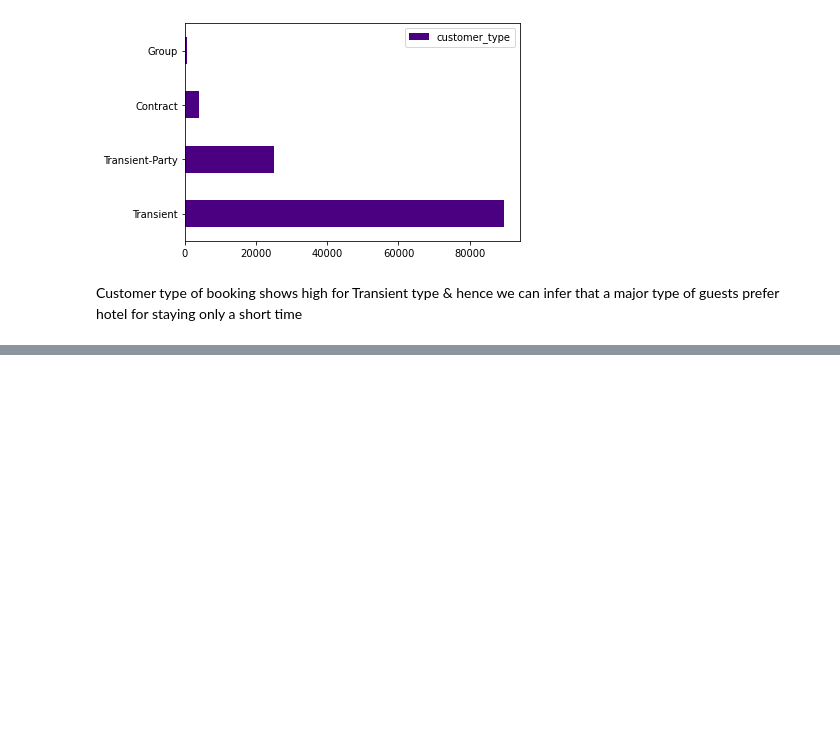
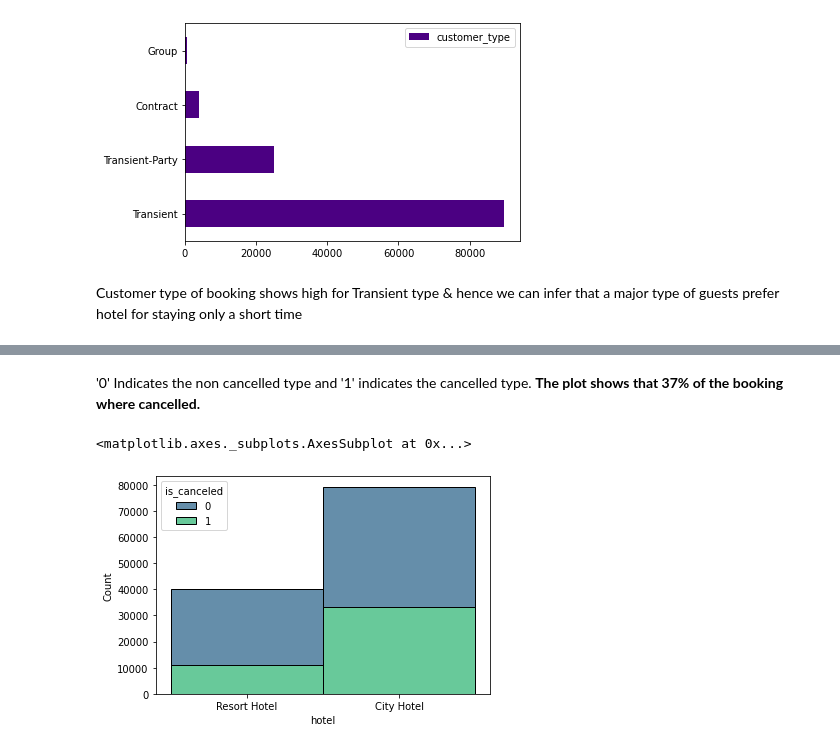
Before and after one commit to MARYSALOMY/HOTEL-BOOKING-ANALYSIS, a Jupyter notebook: Hotel_Booking_Analysis_Mary_Salomy_Alex_Capstone_Project.ipynb, the cells around one changed output, grey strips where cells are left out. Saved outputs shown, nothing was run; the diff lists cells and outputs as text; code cells hidden in the pictures; blank space fills up the shorter version.

```diff
--- a/Hotel_Booking_Analysis_Mary_Salomy_Alex_Capstone_Project.ipynb
+++ b/Hotel_Booking_Analysis_Mary_Salomy_Alex_Capstone_Project.ipynb
@@ -524,0 +548,9 @@ Customer type of booking shows high for Transient type & hence we can infer that
+# %% [markdown]
+'0' Indicates the non cancelled type and '1' indicates the cancelled type.
+**The plot shows that 37% of the booking where cancelled.**
+# %%
+# Plotting to avail the cancellation rate of City Hotel & Resort Hotel
+sns.histplot(data=hotel_df, x="hotel", hue="is_canceled",palette= 'viridis' ,multiple="stack")
+# %% [output]
+<matplotlib.axes._subplots.AxesSubplot at 0x...>
+[figure, added]
```
Also changed, not shown: parts of 18 cells of this notebook.
